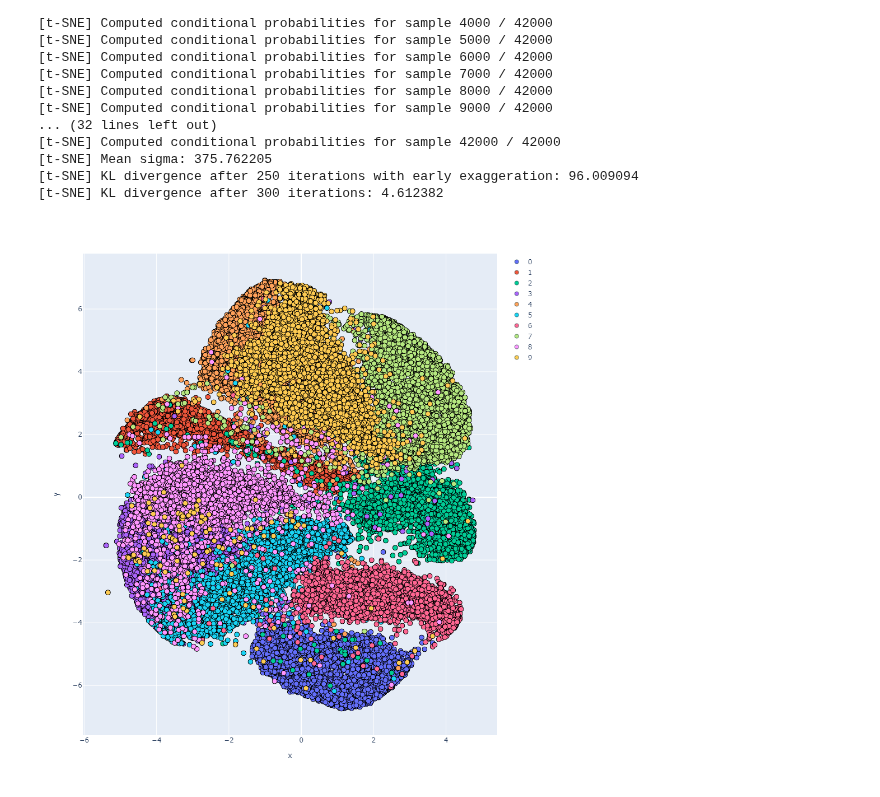
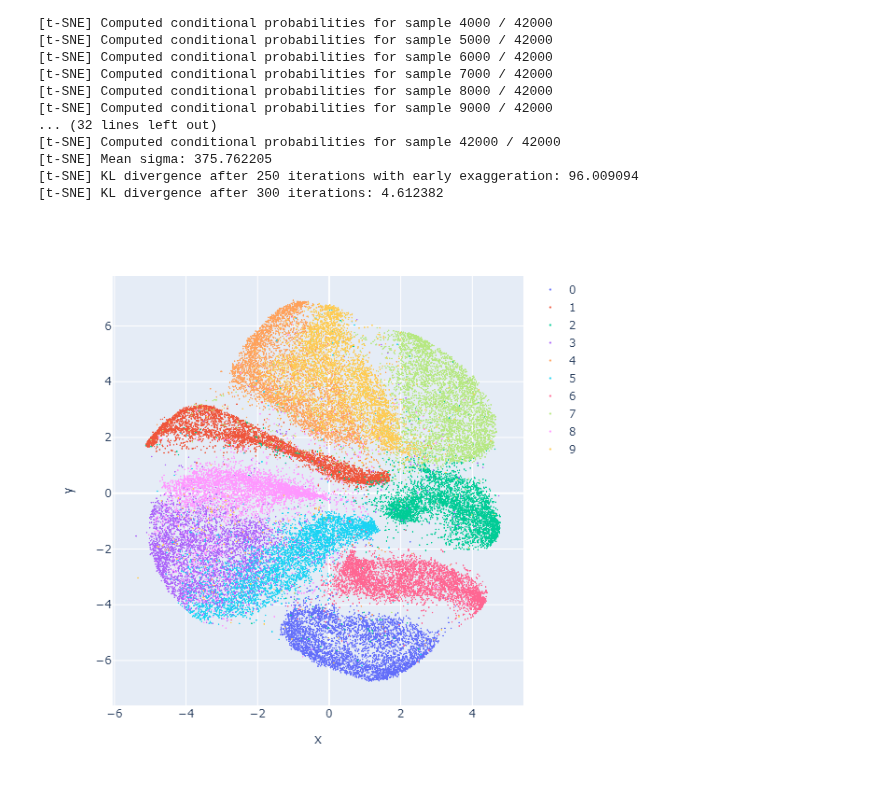
Before and after one commit to abdinourkadi/playground, a Jupyter notebook: visualization/images_tsne.ipynb, the cells around one changed output. Cells and saved outputs as stored; diff of their text form; code cells hidden in the pictures.

```diff
--- a/visualization/images_tsne.ipynb
+++ b/visualization/images_tsne.ipynb
@@ -75,12 +75,12 @@ df_img['index'] = df_img.index.values
 # %%
 import plotly.express as px
 fig = px.scatter(df_img, x=x_values, y=y_values, color=df_img['label'].values,
                  hover_data=['index'], render_mode='webgl',
                  width=900, height=1000)\
                 .for_each_trace(lambda t: t.update(name=t.name.replace("color=","")))
 
-fig.update_traces(marker_line=dict(width=.4, color='DarkSlateGray'))
-fig.update_traces(marker=dict(size=7))
-fig.show(renderer = "png", height = 1000, width = 900)
+fig.update_traces(marker_line=dict(width=0, color='DarkSlateGray'))
+fig.update_traces(marker=dict(size=1.5))
+fig.show(renderer = "png", height = 600, width = 600)
 # %% [output]
-[figure, old version]
+[figure, new version]
```
